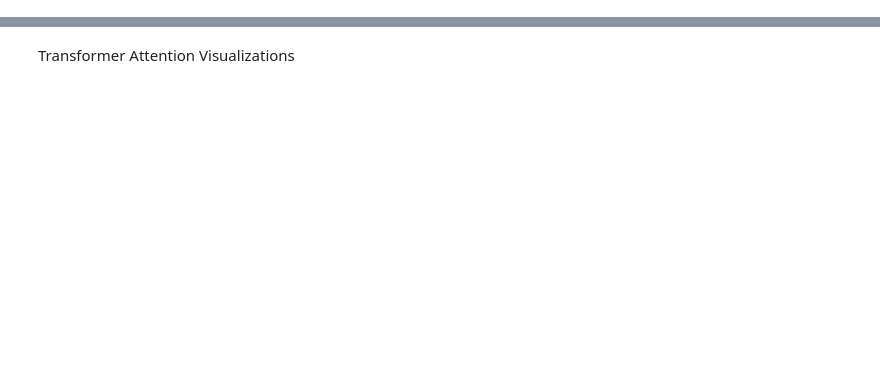
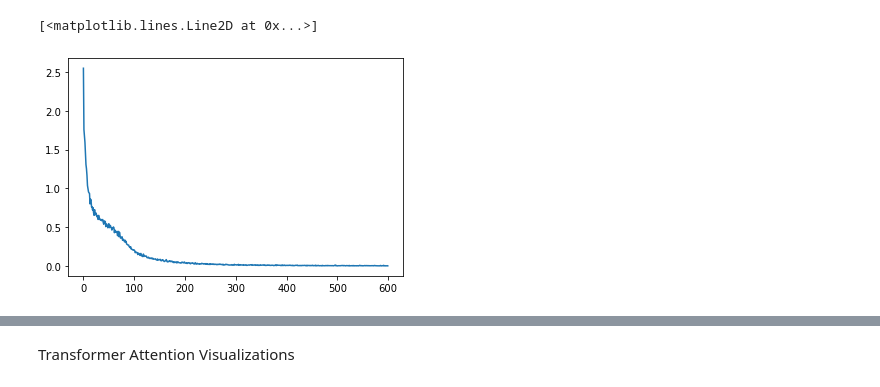
Before and after one commit to ayushchakravarthy/language_compositionality, a Jupyter notebook: Plot.ipynb, the cells around one changed output, grey strips where cells are left out. Cells and saved outputs as stored; diff of their text form; code cells hidden in the pictures; blank space fills up the shorter version.

```diff
--- a/Plot.ipynb
+++ b/Plot.ipynb
@@ -0,0 +1,11 @@
+# %%
+import matplotlib.pyplot as plt
+import json
+
+with open('../results/transformer/scan/addjump/addjump/train_defaults_jump0.json', 'r') as f:
+    transformer_res = json.load(f)
+# %%
+plt.plot(transformer_res['loss_data'])
+# %% [output]
+[<matplotlib.lines.Line2D at 0x...>]
+[figure, added]
```
Also changed, not shown: parts of 39 cells of this notebook, 2 other files.
